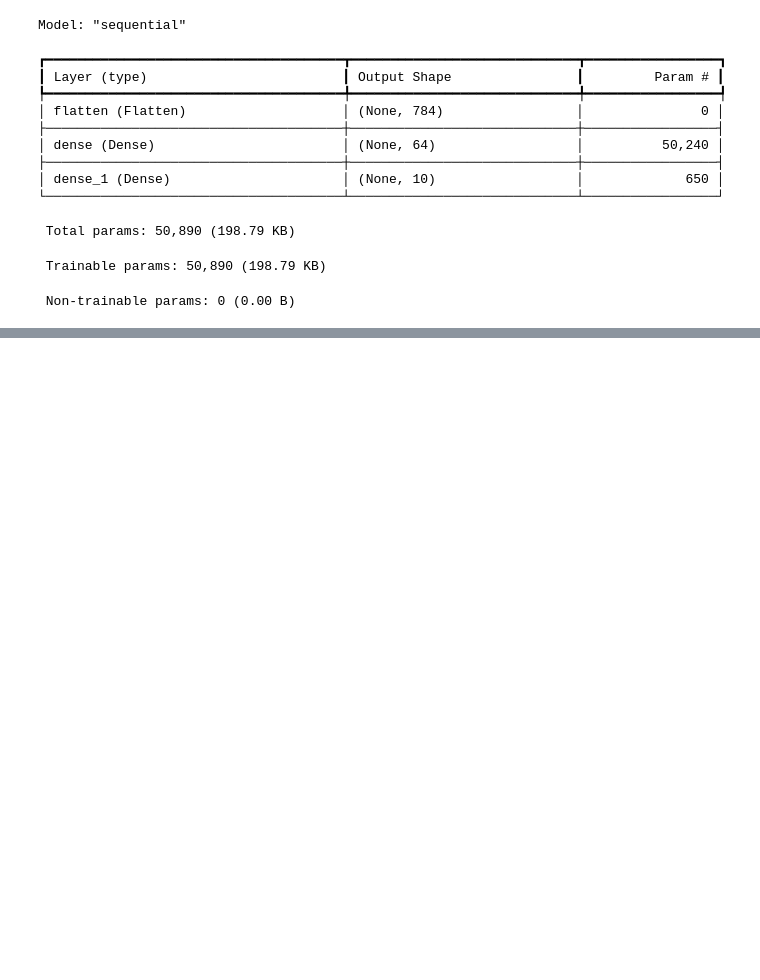
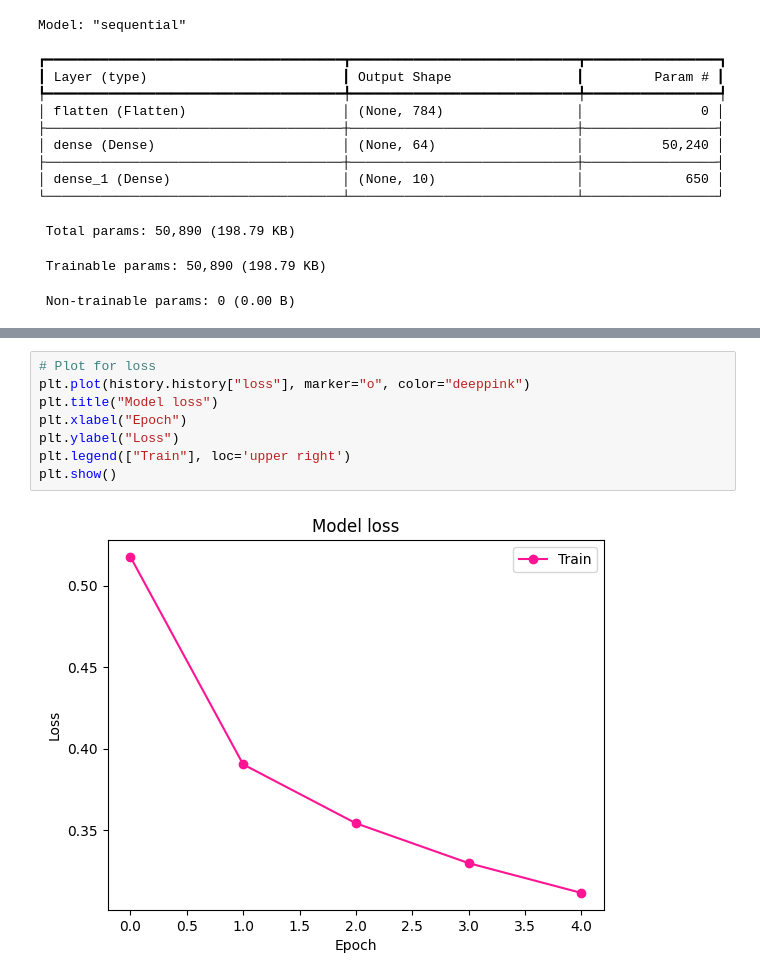
Before and after one commit to saulyaguana/Fashion-MNIST, a Jupyter notebook: 01-image-classifier.ipynb, the cells around one changed output, grey strips where cells are left out. Cells and saved outputs as stored; diff of their text form; blank space fills up the shorter version.

```diff
--- a/01-image-classifier.ipynb
+++ b/01-image-classifier.ipynb
@@ -184,0 +218,10 @@ Model: "sequential"
+# %%
+# Plot for loss
+plt.plot(history.history["loss"], marker="o", color="deeppink")
+plt.title("Model loss")
+plt.xlabel("Epoch")
+plt.ylabel("Loss")
+plt.legend(["Train"], loc='upper right')
+plt.show()
+# %% [output]
+[figure, added]
```
Also changed, not shown: parts of 14 cells of this notebook.
